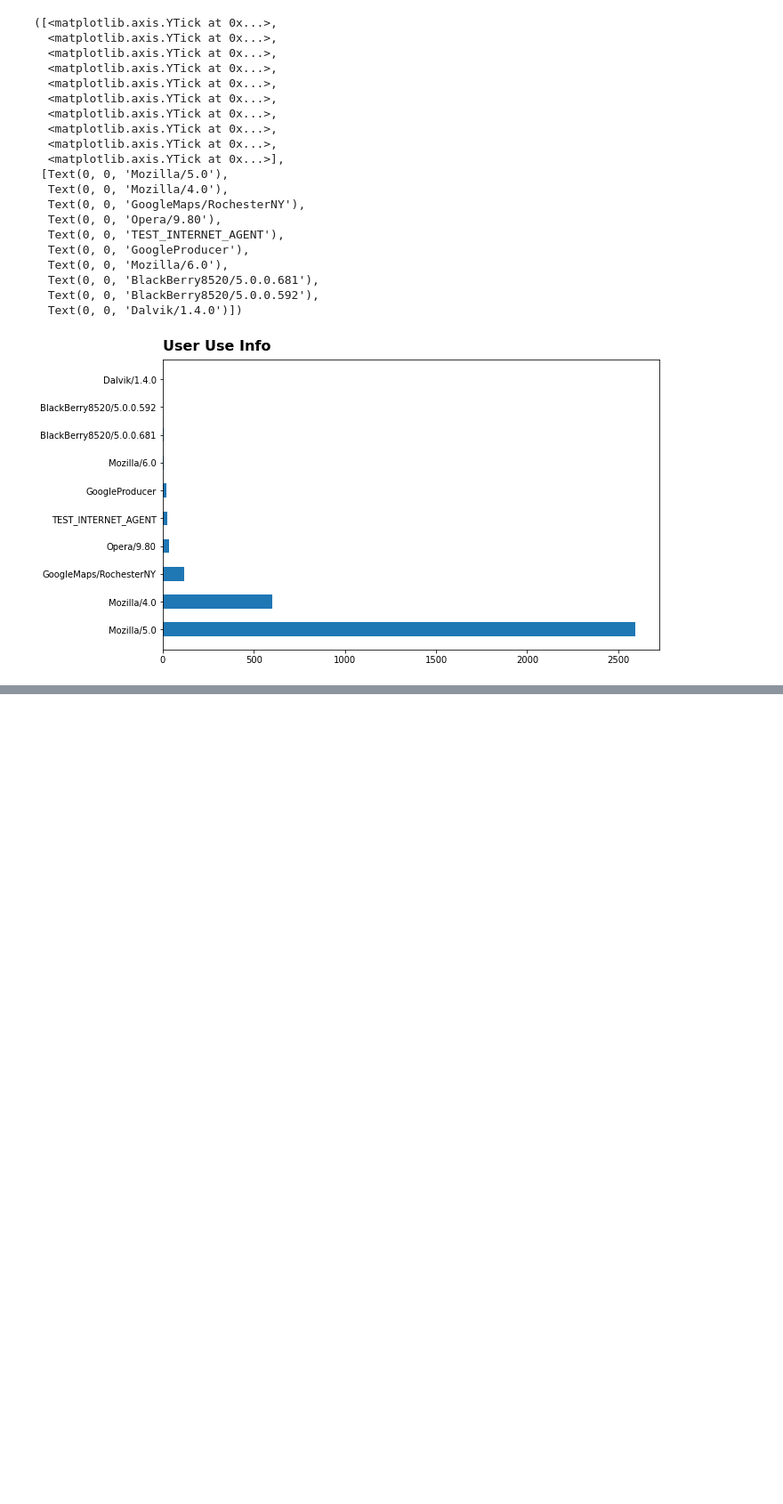
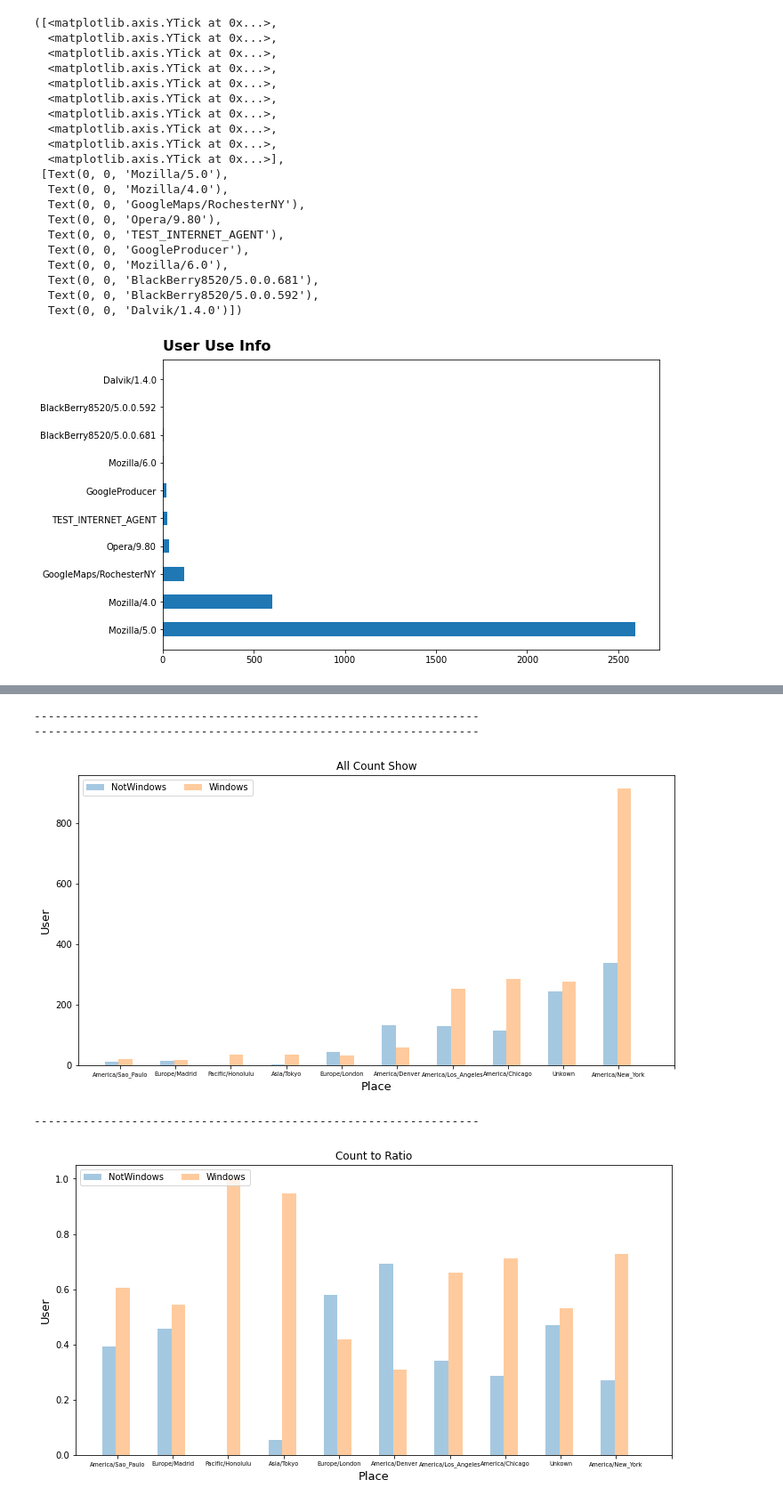
Before and after one commit to JGH94/Python_BIT_USA, a Jupyter notebook: Python_BIT_USA.ipynb, the cells around one changed output, grey strips where cells are left out. Shown: that part at 89% size. Cells and saved outputs as stored; diff of their text form; code cells hidden in the pictures; blank space fills up the shorter version.

```diff
--- a/Python_BIT_USA.ipynb
+++ b/Python_BIT_USA.ipynb
@@ -188,7 +188,12 @@ print('----------------------------------------------------------------')
 # 정렬을 해볼까
 count_sub = use_data.take(indexer[-10:])
 print(count_sub[:10])
-use_data.sum(1).nlargest(10)
+count_sub.sum(1).nlargest(10)
+print('----------------------------------------------------------------')
+count_sub = count_sub.stack()
+count_sub.name = 'Total'
+count_sub = count_sub.reset_index()
+print(count_sub[:10])
 # %% [output]
 os                              NotWindows  Windows
 tz
@@ -226,0 +220,46 @@ dtype: float64
+# %%
+x = np.arange(10)
+y = np.arange(10)
+# 중복 제거와 Unkown 설정
+result1 = dict.fromkeys(count_sub['tz'])
+result2 = list(result1)
+result2 = [x if x != '' else 'Unkown' for x in result2]
+print('----------------------------------------------------------------')
+X_list = count_sub['Total'][0::2]
+Y_list = count_sub['Total'][1::2]
+print('----------------------------------------------------------------')
+# 개수를 그대로 보여주며 비율을 나타냄
+fig, ax = plt.subplots(figsize=(12,6))
+bar_width = 0.25 # 설정해주지 않으면 바가 겹쳐서 보임
+plt.bar(x, X_list, bar_width, alpha=0.4)
+plt.bar(y+bar_width, Y_list, bar_width, alpha=0.4)
+plt.xticks(np.arange(bar_width-0.1, 10 + bar_width, 1), result2, size = 6.5)
+plt.xlabel('Place',  size = 13)
+plt.ylabel('User', size = 13)
+plt.legend(['NotWindows', 'Windows'], loc ='upper left' , ncol = 2)
+plt.title('All Count Show')
+plt.show()
+print('----------------------------------------------------------------')
+# 해당 개수들을 1의 비율로 설정  후, 값을 적용
+def norm_total(group):
+  group['B_Total'] = count_sub.Total / group.Total.sum()
+  return group
+result_ = count_sub.groupby('tz').apply(norm_total)
+X_list = result_['B_Total'][0::2]
+Y_list = result_['B_Total'][1::2]
+fig, ax = plt.subplots(figsize=(12,6))
+bar_width = 0.25 # 설정해주지 않으면 바가 겹쳐서 보임
+plt.bar(x, X_list, bar_width, alpha=0.4)
+plt.bar(y+bar_width, Y_list, bar_width, alpha=0.4)
+plt.xticks(np.arange(bar_width-0.1, 10 + bar_width, 1), result2, size = 6.5)
+plt.xlabel('Place',  size = 13)
+plt.ylabel('User', size = 13)
+plt.legend(['NotWindows', 'Windows'], loc ='upper left' , ncol = 2)
+plt.title('Count to Ratio')
+plt.show()
+# %% [output]
+----------------------------------------------------------------
+----------------------------------------------------------------
+[figure, added]
+----------------------------------------------------------------
+[figure, added]
```
Also changed, not shown: parts of 1 cell of this notebook.
